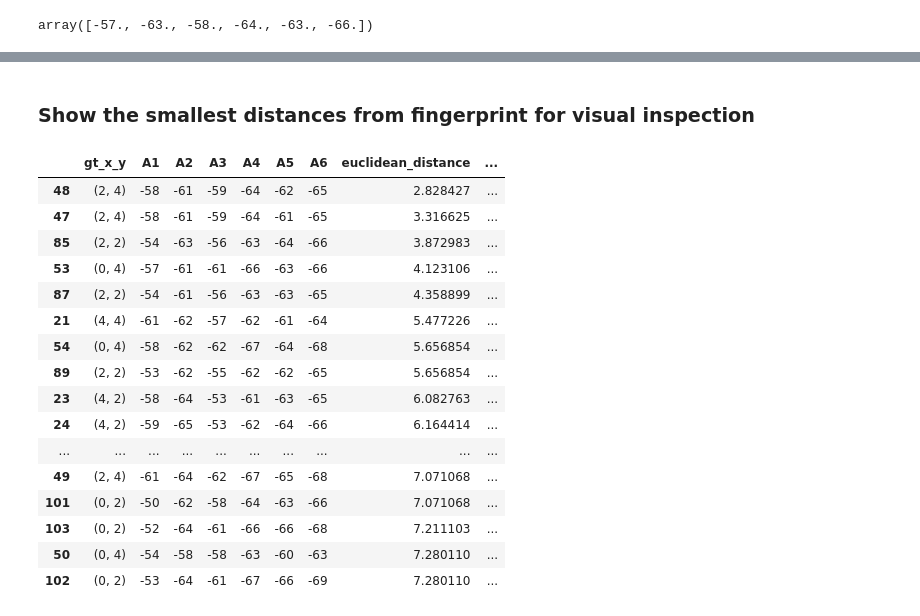
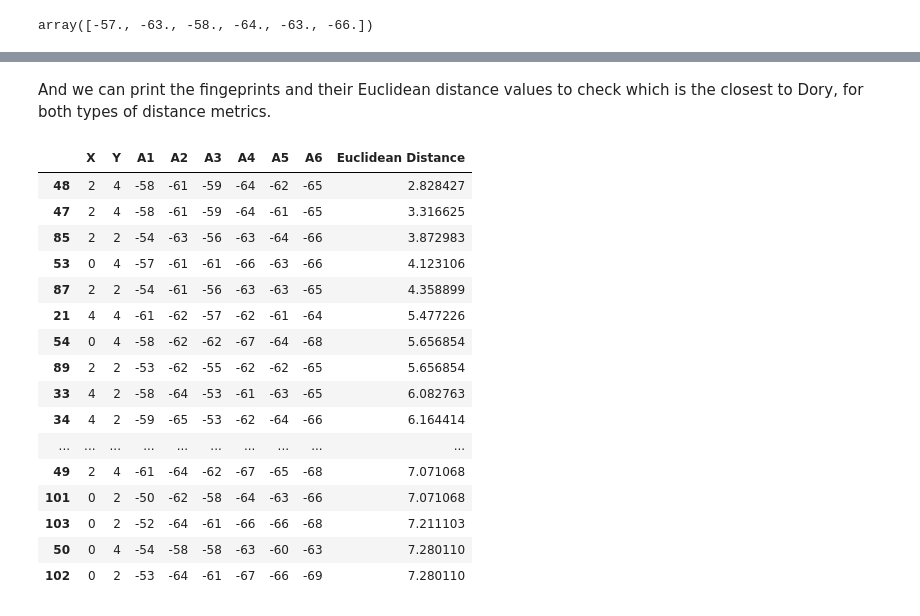
Before and after one commit to francesco-plt/finding-dory, a Jupyter notebook: localization.ipynb, the cells around one changed output, grey strips where cells are left out. Drawn from its saved outputs; the diff is of its cells as text; code cells hidden in the pictures.

```diff
--- a/localization.ipynb
+++ b/localization.ipynb
@@ -24,7 +24,7 @@ with open("coap/coap_coords.txt") as f:
     ls = l.split("||")
 
     # extract ground truth position
-    pos = tuple(map(int, map(float,ls[0].split(","))))
+    pos = list(map(int, map(float,ls[0].split(","))))
 
     # parse list and integet literals as python lists
     anchors_readings = []
@@ -34,13 +34,13 @@ with open("coap/coap_coords.txt") as f:
     # unroll experiments into one row per experiment
     # appending ground truth and one station per column
     for exp_idx in range(len(anchors_readings[0])):
-      row = [pos]
+      row = pos[:]
       for anchor_idx in range(len(anchors_readings)):
         #print(anchors_readings[anchor_idx])
         row.append(anchors_readings[anchor_idx][exp_idx])
       data_coap.append(row)
 
   # build df
-  df_coap = pd.DataFrame(data=data_coap, columns=['gt_x_y', "A1", "A2", "A3", "A4", "A5", "A6"])
+  df_coap = pd.DataFrame(data=data_coap, columns=["X", "Y", "A1", "A2", "A3", "A4", "A5", "A6"])
   display(df_coap)
 # %% [output]
@@ -67,7 +67,7 @@ with open("mqtt/mqtt_coords.txt") as f:
     ls = l.split("|")
 
     # extract ground truth position
-    pos = tuple(map(int, map(float,ls[0].split(","))))
+    pos = list(map(int, map(float,ls[0].split(","))))
 
     # parse list and integet literals as python lists
     anchors_readings = []
@@ -77,13 +77,13 @@ with open("mqtt/mqtt_coords.txt") as f:
     # unroll experiments into one row per experiment
     # appending ground truth and one station per column
     for exp_idx in range(len(anchors_readings[0])):
-      row = [pos]
+      row = pos[:]
       for anchor_idx in range(len(anchors_readings)):
         #print(anchors_readings[anchor_idx])
         row.append(anchors_readings[anchor_idx][exp_idx])
       data_mqtt.append(row)
 
   # build df
-  df_mqtt = pd.DataFrame(data=data_mqtt, columns=['gt_x_y', "A1", "A2", "A3", "A4", "A5", "A6"])
+  df_mqtt = pd.DataFrame(data=data_mqtt, columns=["X", "Y", "A1", "A2", "A3", "A4", "A5", "A6"])
   display(df_mqtt)
 # %% [output]
@@ -139,10 +140,9 @@ Compute euclidean distance of each figerprint from the sample
 # %%
 def compute_euclidean_distance(row):
-  return np.linalg.norm(Dory_RSSI - row[["A1", "A2", "A3", "A4", "A5", "A6"]])
+  return np.linalg.norm(Dory_RSSI_np - row[["A1", "A2", "A3", "A4", "A5", "A6"]])
 
 def compute_euclidean_distance_mw(row):
   return np.linalg.norm(Dory_RSSI_mw - np.power(10, row[["A1", "A2", "A3", "A4", "A5", "A6"]] / 10))
 
-df['euclidean_distance'] = df.apply(compute_euclidean_distance, axis=1)
-df['euclidean_distance_mw'] = df.apply(compute_euclidean_distance_mw, axis=1)
-display(df)
+df['Euclidean Distance'] = df.apply(compute_euclidean_distance, axis=1)
+df['Euclidean Distance Milliwatt'] = df.apply(compute_euclidean_distance_mw, axis=1)
@@ -163,23 +149,23 @@ display(df)
-# %% [markdown]
-### Show the smallest distances from fingerprint for visual inspection
+# %% [markdown]
+And we can print the fingeprints and their Euclidean distance values to check which is the closest to Dory, for both types of distance metrics.
 # %%
-display(df.nsmallest(20,'euclidean_distance', 'all'))
+display(df.nsmallest(20, 'Euclidean Distance', 'all').loc[:,df.columns!="Euclidean Distance Milliwatt"])
 # %% [output]
-|  | gt_x_y | A1 | A2 | A3 | A4 | A5 | A6 | euclidean_distance | ... |
-| 48 | (2, 4) | -58 | -61 | -59 | -64 | -62 | -65 | 2.828427 | ... |
-| 47 | (2, 4) | -58 | -61 | -59 | -64 | -61 | -65 | 3.316625 | ... |
-| 85 | (2, 2) | -54 | -63 | -56 | -63 | -64 | -66 | 3.872983 | ... |
-| 53 | (0, 4) | -57 | -61 | -61 | -66 | -63 | -66 | 4.123106 | ... |
-| 87 | (2, 2) | -54 | -61 | -56 | -63 | -63 | -65 | 4.358899 | ... |
-| 21 | (4, 4) | -61 | -62 | -57 | -62 | -61 | -64 | 5.477226 | ... |
-| 54 | (0, 4) | -58 | -62 | -62 | -67 | -64 | -68 | 5.656854 | ... |
-| 89 | (2, 2) | -53 | -62 | -55 | -62 | -62 | -65 | 5.656854 | ... |
-| 23 | (4, 2) | -58 | -64 | -53 | -61 | -63 | -65 | 6.082763 | ... |
-| 24 | (4, 2) | -59 | -65 | -53 | -62 | -64 | -66 | 6.164414 | ... |
+|  | X | Y | A1 | A2 | A3 | A4 | A5 | A6 | Euclidean Distance |
+| 48 | 2 | 4 | -58 | -61 | -59 | -64 | -62 | -65 | 2.828427 |
+| 47 | 2 | 4 | -58 | -61 | -59 | -64 | -61 | -65 | 3.316625 |
+| 85 | 2 | 2 | -54 | -63 | -56 | -63 | -64 | -66 | 3.872983 |
+| 53 | 0 | 4 | -57 | -61 | -61 | -66 | -63 | -66 | 4.123106 |
+| 87 | 2 | 2 | -54 | -61 | -56 | -63 | -63 | -65 | 4.358899 |
+| 21 | 4 | 4 | -61 | -62 | -57 | -62 | -61 | -64 | 5.477226 |
+| 54 | 0 | 4 | -58 | -62 | -62 | -67 | -64 | -68 | 5.656854 |
+| 89 | 2 | 2 | -53 | -62 | -55 | -62 | -62 | -65 | 5.656854 |
+| 33 | 4 | 2 | -58 | -64 | -53 | -61 | -63 | -65 | 6.082763 |
+| 34 | 4 | 2 | -59 | -65 | -53 | -62 | -64 | -66 | 6.164414 |
 | ... | ... | ... | ... | ... | ... | ... | ... | ... | ... |
-| 49 | (2, 4) | -61 | -64 | -62 | -67 | -65 | -68 | 7.071068 | ... |
-| 101 | (0, 2) | -50 | -62 | -58 | -64 | -63 | -66 | 7.071068 | ... |
-| 103 | (0, 2) | -52 | -64 | -61 | -66 | -66 | -68 | 7.211103 | ... |
-| 50 | (0, 4) | -54 | -58 | -58 | -63 | -60 | -63 | 7.280110 | ... |
-| 102 | (0, 2) | -53 | -64 | -61 | -67 | -66 | -69 | 7.280110 | ... |
+| 49 | 2 | 4 | -61 | -64 | -62 | -67 | -65 | -68 | 7.071068 |
+| 101 | 0 | 2 | -50 | -62 | -58 | -64 | -63 | -66 | 7.071068 |
+| 103 | 0 | 2 | -52 | -64 | -61 | -66 | -66 | -68 | 7.211103 |
+| 50 | 0 | 4 | -54 | -58 | -58 | -63 | -60 | -63 | 7.280110 |
+| 102 | 0 | 2 | -53 | -64 | -61 | -67 | -66 | -69 | 7.280110 |
 # %%
```
Also changed, not shown: parts of 14 cells of this notebook, 1 other file.
